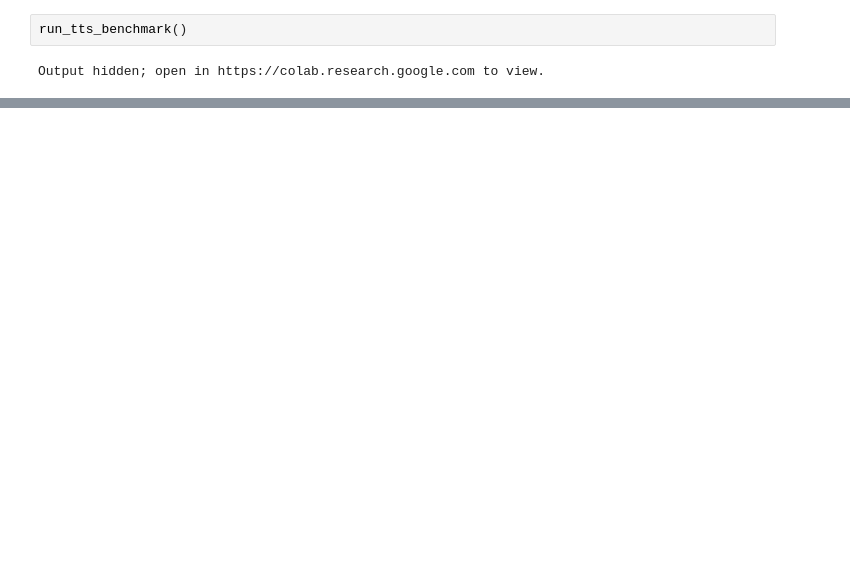
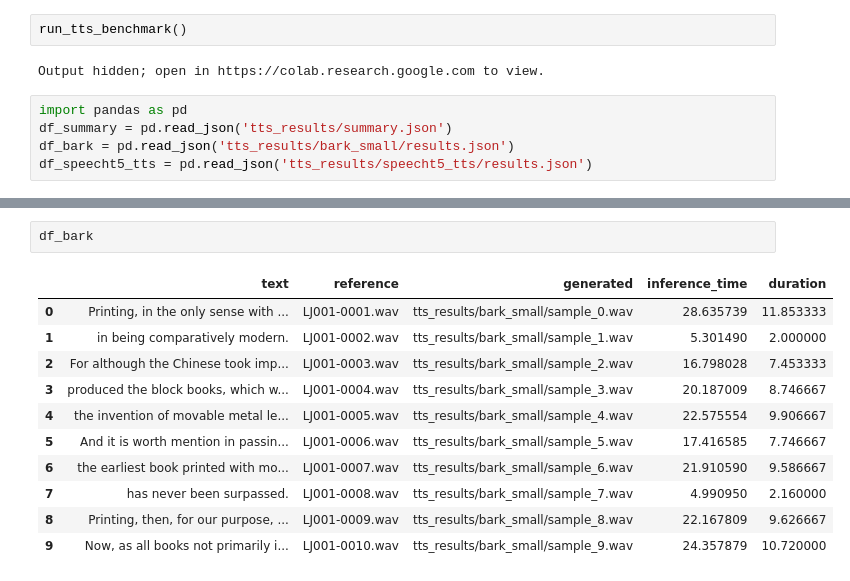
Before and after one commit to rkaushik97/MSGAI-AI-Podcast-Generator, a Jupyter notebook: tts_testing.ipynb, the cells around one changed output, grey strips where cells are left out. Drawn from its saved outputs; the diff is of its cells as text; blank space fills up the shorter version.

Commit message:
bark-small and speecht5_tts are both tested

```diff
--- a/tts_testing.ipynb
+++ b/tts_testing.ipynb
@@ -291,3 +308,8 @@ def run_tts_benchmark():
 run_tts_benchmark()
 # %% [output]
 Output hidden; open in https://colab.research.google.com to view.
+# %%
+import pandas as pd
+df_summary = pd.read_json('tts_results/summary.json')
+df_bark = pd.read_json('tts_results/bark_small/results.json')
+df_speecht5_tts = pd.read_json('tts_results/speecht5_tts/results.json')
@@ -293,0 +322,14 @@ Output hidden; open in https://colab.research.google.com to view.
+# %%
+df_bark
+# %% [output]
+|  | text | reference | generated | inference_time | duration |
+| 0 | Printing, in the only sense with ... | LJ001-0001.wav | tts_results/bark_small/sample_0.wav | 28.635739 | 11.853333 |
+| 1 | in being comparatively modern. | LJ001-0002.wav | tts_results/bark_small/sample_1.wav | 5.301490 | 2.000000 |
+| 2 | For although the Chinese took imp... | LJ001-0003.wav | tts_results/bark_small/sample_2.wav | 16.798028 | 7.453333 |
+| 3 | produced the block books, which w... | LJ001-0004.wav | tts_results/bark_small/sample_3.wav | 20.187009 | 8.746667 |
+| 4 | the invention of movable metal le... | LJ001-0005.wav | tts_results/bark_small/sample_4.wav | 22.575554 | 9.906667 |
+| 5 | And it is worth mention in passin... | LJ001-0006.wav | tts_results/bark_small/sample_5.wav | 17.416585 | 7.746667 |
+| 6 | the earliest book printed with mo... | LJ001-0007.wav | tts_results/bark_small/sample_6.wav | 21.910590 | 9.586667 |
+| 7 | has never been surpassed. | LJ001-0008.wav | tts_results/bark_small/sample_7.wav | 4.990950 | 2.160000 |
+| 8 | Printing, then, for our purpose, ... | LJ001-0009.wav | tts_results/bark_small/sample_8.wav | 22.167809 | 9.626667 |
+| 9 | Now, as all books not primarily i... | LJ001-0010.wav | tts_results/bark_small/sample_9.wav | 24.357879 | 10.720000 |
```
Also changed, not shown: parts of 6 cells of this notebook.
